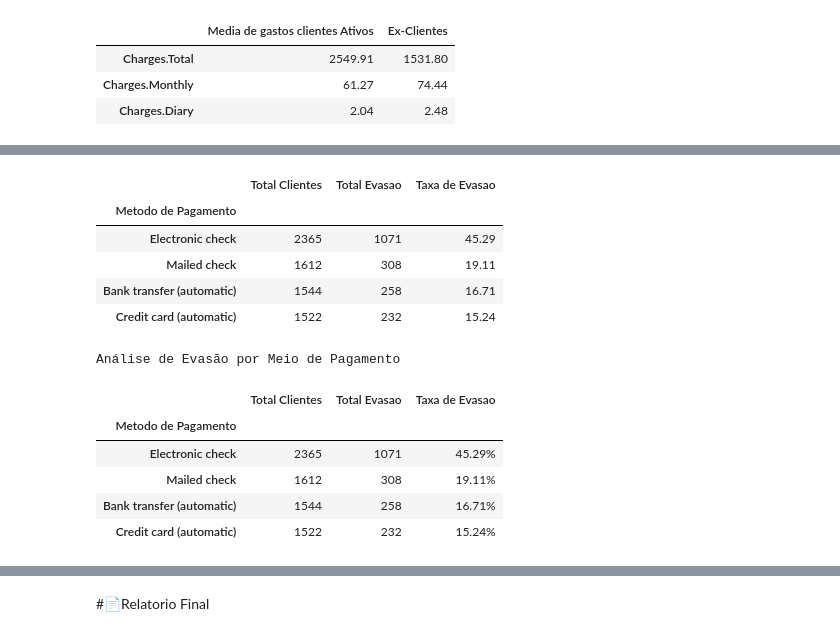
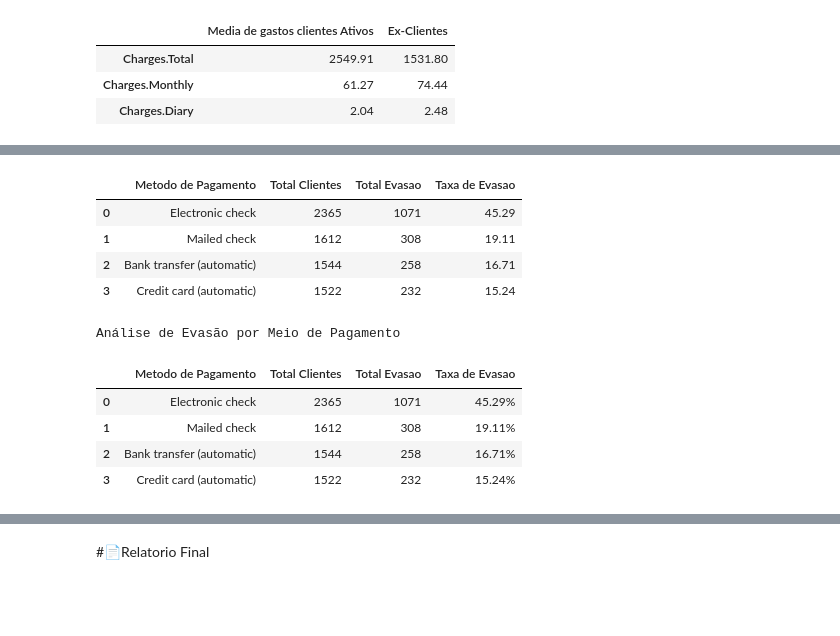
Before and after one commit to AntonioBMesquita/Challenge-Telecomx, a Jupyter notebook: TelecomX_BR.ipynb, the cells around one changed output, grey strips where cells are left out. Saved outputs shown, nothing was run; the diff lists cells and outputs as text; code cells hidden in the pictures; blank space fills up the shorter version.

```diff
--- a/TelecomX_BR.ipynb
+++ b/TelecomX_BR.ipynb
@@ -528,23 +568,23 @@ Análise de Evasão por Serviço de internet
 # %%
 total_metodo_pagamento = dados_normalizados['PaymentMethod'].value_counts()
 evasao_metodo_pagamento = dados_evasao['PaymentMethod'].value_counts()
 
 dados_metodo_pagamento = pd.DataFrame({
     'Total Clientes': total_metodo_pagamento,
     'Total Evasao': evasao_metodo_pagamento
 })
 dados_metodo_pagamento.index.name = 'Metodo de Pagamento'
 dados_metodo_pagamento['Taxa de Evasao'] = (
     dados_metodo_pagamento['Total Evasao'] / dados_metodo_pagamento['Total Clientes'] * 100
 ).round(2)
+dados_metodo_pagamento = dados_metodo_pagamento.reset_index()
 dados_metodo_pagamento
 # %% [output]
-|  | Total Clientes | Total Evasao | Taxa de Evasao |
-| Metodo de Pagamento |  |  |  |
-| Electronic check | 2365 | 1071 | 45.29 |
-| Mailed check | 1612 | 308 | 19.11 |
-| Bank transfer (automatic) | 1544 | 258 | 16.71 |
-| Credit card (automatic) | 1522 | 232 | 15.24 |
+|  | Metodo de Pagamento | Total Clientes | Total Evasao | Taxa de Evasao |
+| 0 | Electronic check | 2365 | 1071 | 45.29 |
+| 1 | Mailed check | 1612 | 308 | 19.11 |
+| 2 | Bank transfer (automatic) | 1544 | 258 | 16.71 |
+| 3 | Credit card (automatic) | 1522 | 232 | 15.24 |
 # %%
 s_dados_metodo_pagamento = dados_metodo_pagamento.style
 
@@ -570,9 +610,8 @@ s_dados_metodo_pagamento.set_table_styles([caption,cabecalho,celulas])
 s_dados_metodo_pagamento
 # %% [output]
 Análise de Evasão por Meio de Pagamento
-|  | Total Clientes | Total Evasao | Taxa de Evasao |
-| Metodo de Pagamento |  |  |  |
-| Electronic check | 2365 | 1071 | 45.29% |
-| Mailed check | 1612 | 308 | 19.11% |
-| Bank transfer (automatic) | 1544 | 258 | 16.71% |
-| Credit card (automatic) | 1522 | 232 | 15.24% |
+|  | Metodo de Pagamento | Total Clientes | Total Evasao | Taxa de Evasao |
+| 0 | Electronic check | 2365 | 1071 | 45.29% |
+| 1 | Mailed check | 1612 | 308 | 19.11% |
+| 2 | Bank transfer (automatic) | 1544 | 258 | 16.71% |
+| 3 | Credit card (automatic) | 1522 | 232 | 15.24% |
```
Also changed, not shown: parts of 12 cells of this notebook.
